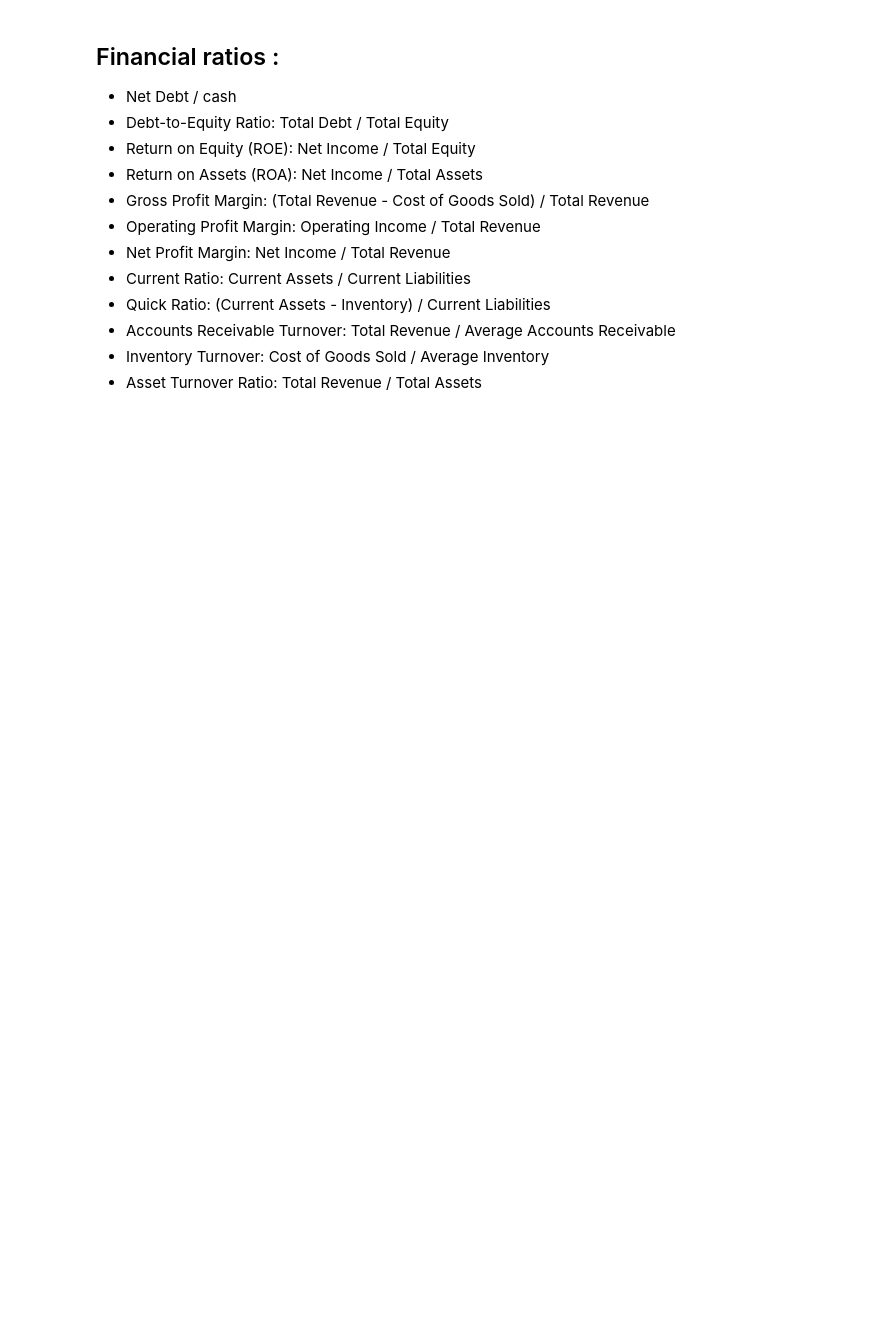
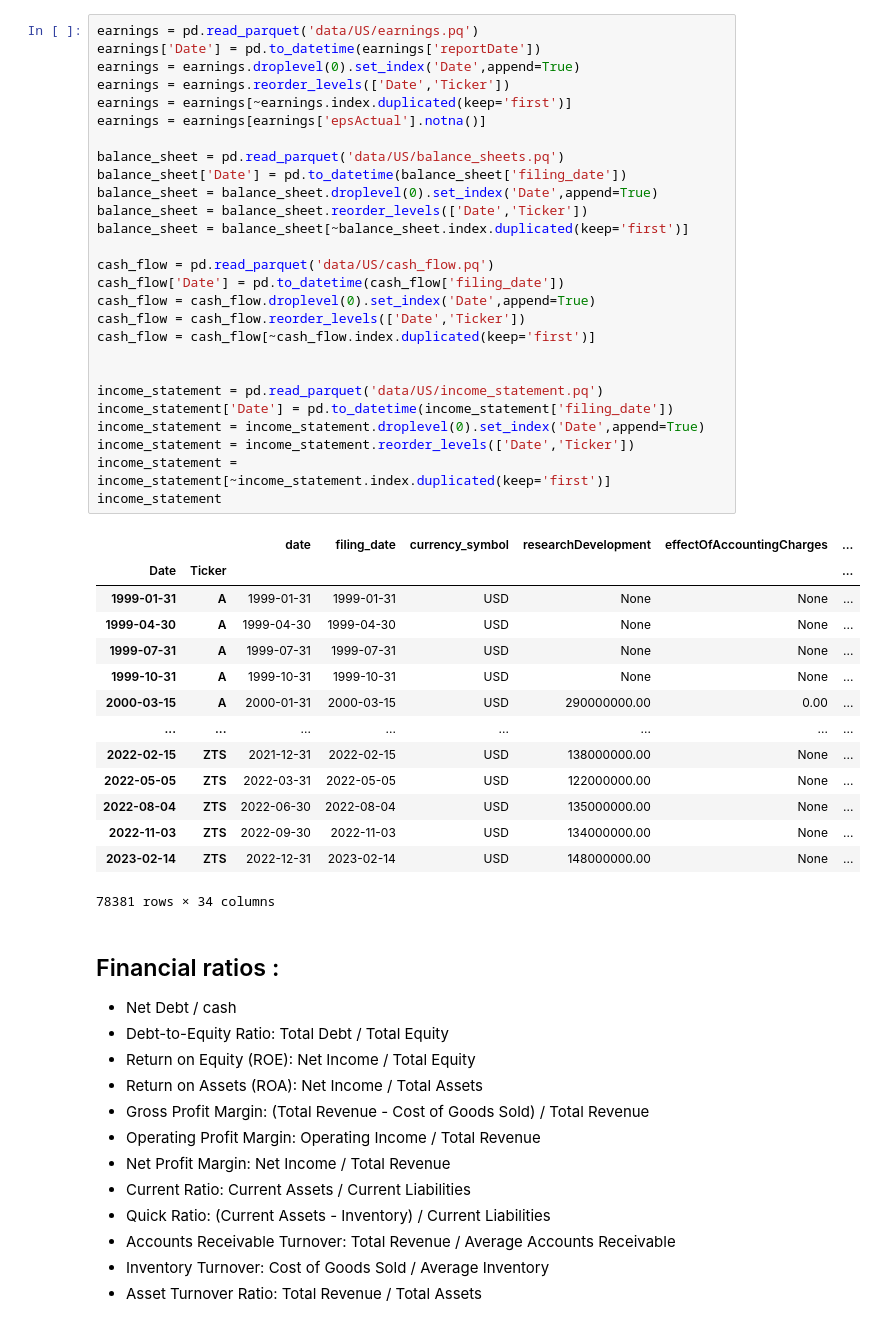
Before and after one commit to nabz78350/backtesting, a Jupyter notebook: alpha_github.ipynb, the cells around one changed output. Cells and saved outputs as stored; diff of their text form; blank space fills up the shorter version.

Commit message:
corrected data

```diff
--- a/alpha_github.ipynb
+++ b/alpha_github.ipynb
@@ -63,5 +34,47 @@ cash_flow = pd.read_parquet('data/US/cash_flow.pq')
 # %% [output]
 [figure]
+# %%
+earnings = pd.read_parquet('data/US/earnings.pq')
+earnings['Date'] = pd.to_datetime(earnings['reportDate'])
+earnings = earnings.droplevel(0).set_index('Date',append=True)
+earnings = earnings.reorder_levels(['Date','Ticker'])
+earnings = earnings[~earnings.index.duplicated(keep='first')]
+earnings = earnings[earnings['epsActual'].notna()]
+
+balance_sheet = pd.read_parquet('data/US/balance_sheets.pq')
+balance_sheet['Date'] = pd.to_datetime(balance_sheet['filing_date'])
+balance_sheet = balance_sheet.droplevel(0).set_index('Date',append=True)
+balance_sheet = balance_sheet.reorder_levels(['Date','Ticker'])
+balance_sheet = balance_sheet[~balance_sheet.index.duplicated(keep='first')]
+
+cash_flow = pd.read_parquet('data/US/cash_flow.pq')
+cash_flow['Date'] = pd.to_datetime(cash_flow['filing_date'])
+cash_flow = cash_flow.droplevel(0).set_index('Date',append=True)
+cash_flow = cash_flow.reorder_levels(['Date','Ticker'])
+cash_flow = cash_flow[~cash_flow.index.duplicated(keep='first')]
+
+
+income_statement = pd.read_parquet('data/US/income_statement.pq')
+income_statement['Date'] = pd.to_datetime(income_statement['filing_date'])
+income_statement = income_statement.droplevel(0).set_index('Date',append=True)
+income_statement = income_statement.reorder_levels(['Date','Ticker'])
+income_statement = income_statement[~income_statement.index.duplicated(keep='first')]
+income_statement
+# %% [output]
+|  |  | date | filing_date | currency_symbol | researchDevelopment | effectOfAccountingCharges | ... |
+| Date | Ticker |  |  |  |  |  | ... |
+| 1999-01-31 | A | 1999-01-31 | 1999-01-31 | USD | None | None | ... |
+| 1999-04-30 | A | 1999-04-30 | 1999-04-30 | USD | None | None | ... |
+| 1999-07-31 | A | 1999-07-31 | 1999-07-31 | USD | None | None | ... |
+| 1999-10-31 | A | 1999-10-31 | 1999-10-31 | USD | None | None | ... |
+| 2000-03-15 | A | 2000-01-31 | 2000-03-15 | USD | 290000000.00 | 0.00 | ... |
+| ... | ... | ... | ... | ... | ... | ... | ... |
+| 2022-02-15 | ZTS | 2021-12-31 | 2022-02-15 | USD | 138000000.00 | None | ... |
+| 2022-05-05 | ZTS | 2022-03-31 | 2022-05-05 | USD | 122000000.00 | None | ... |
+| 2022-08-04 | ZTS | 2022-06-30 | 2022-08-04 | USD | 135000000.00 | None | ... |
+| 2022-11-03 | ZTS | 2022-09-30 | 2022-11-03 | USD | 134000000.00 | None | ... |
+| 2023-02-14 | ZTS | 2022-12-31 | 2023-02-14 | USD | 148000000.00 | None | ... |
+78381 rows × 34 columns
 # %% [markdown]
 ## Financial ratios :
 
```
Also changed, not shown: parts of 17 cells of this notebook, 2 other files.
